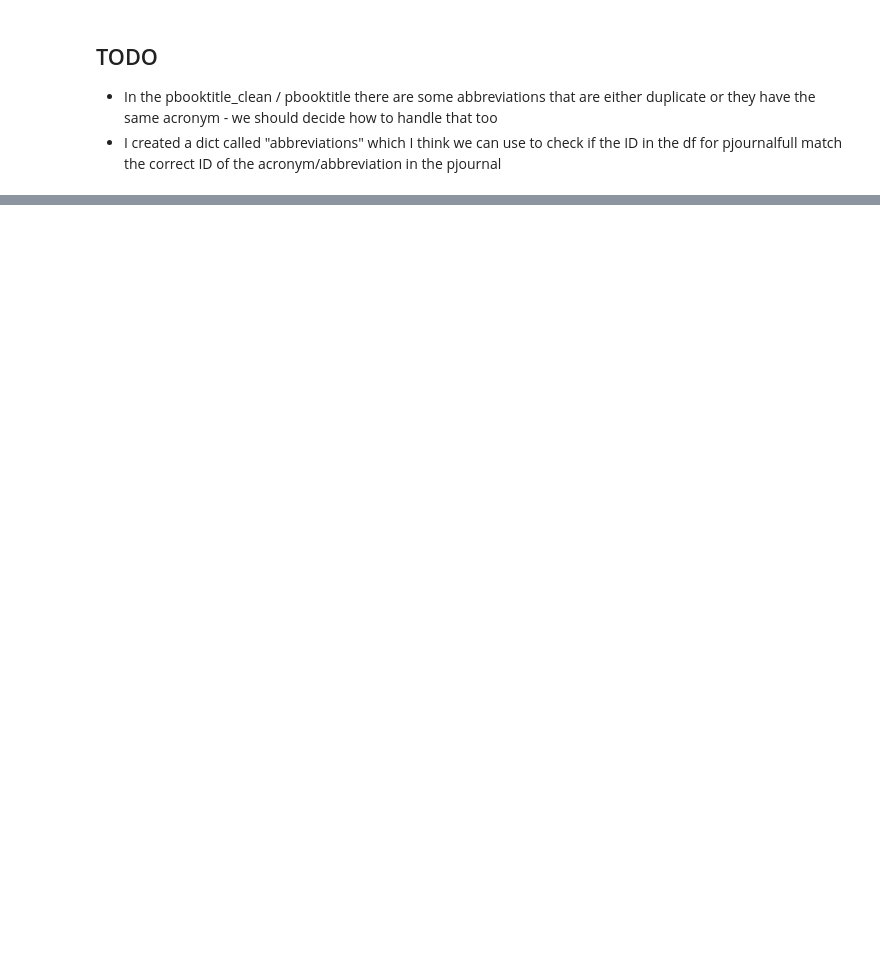
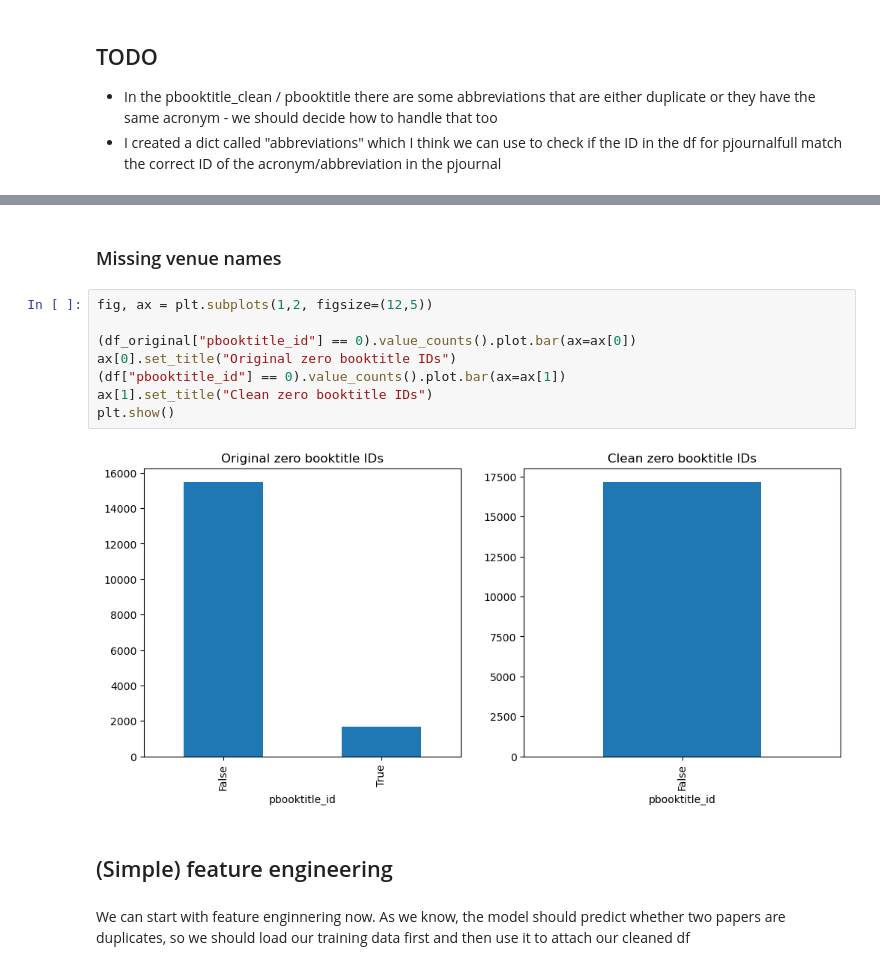
Before and after one commit to nagliskaro/big_data_g2, a Jupyter notebook: eda.ipynb, the cells around one changed output, grey strips where cells are left out. Saved outputs shown, nothing was run; the diff lists cells and outputs as text; blank space fills up the shorter version.

```diff
--- a/eda.ipynb
+++ b/eda.ipynb
@@ -626,0 +928,16 @@ with open('clean_data/pbooktitlefull_clean.json', 'w', encoding='utf-8') as f:
+# %% [markdown]
+### Missing venue names
+# %%
+fig, ax = plt.subplots(1,2, figsize=(12,5))
+
+(df_original["pbooktitle_id"] == 0).value_counts().plot.bar(ax=ax[0])
+ax[0].set_title("Original zero booktitle IDs")
+(df["pbooktitle_id"] == 0).value_counts().plot.bar(ax=ax[1])
+ax[1].set_title("Clean zero booktitle IDs")
+plt.show()
+# %% [output]
+[figure, added]
+# %% [markdown]
+## (Simple) feature engineering
+# %% [markdown]
+We can start with feature enginnering now. As we know, the model should predict whether two papers are duplicates, so we should load our training data first and then use it to attach our cleaned df
```
Also changed, not shown: parts of 141 cells of this notebook, 2 other files.
